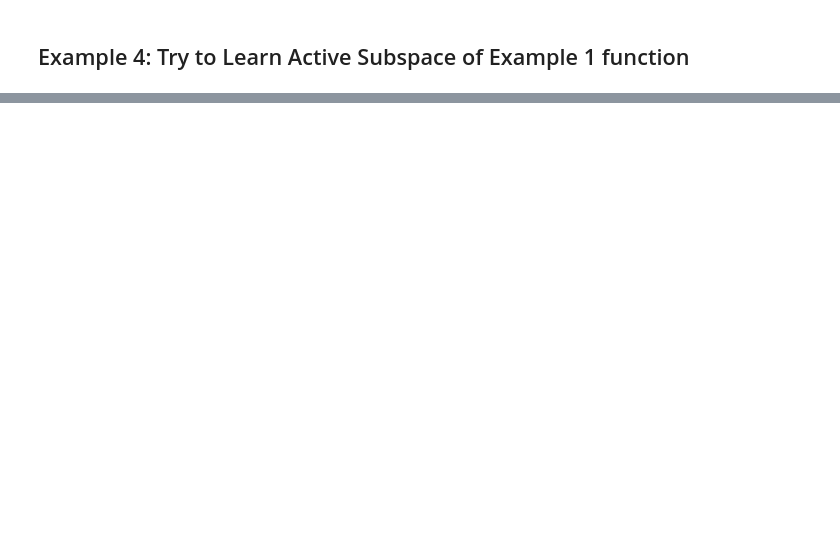
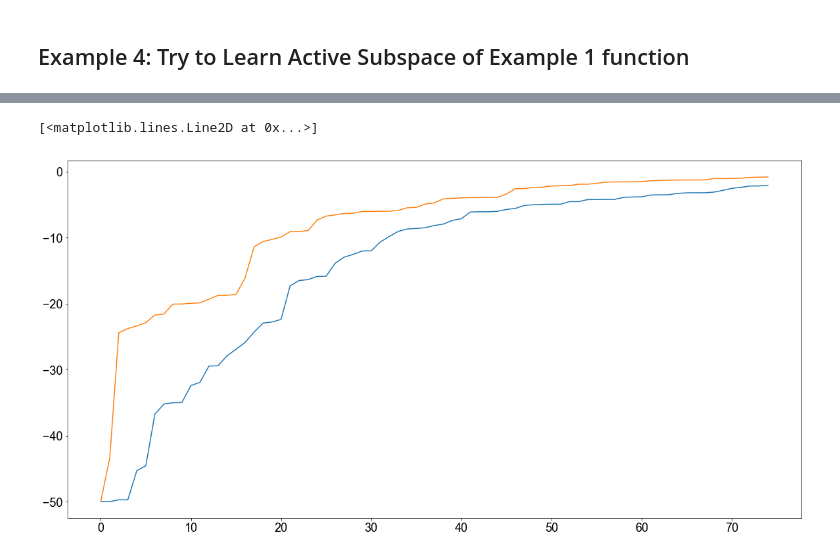
Before and after one commit to mathematicalmichael/personalresearch, a Jupyter notebook: Notebooks/active_subspaces_py3/STARSRV_demo.ipynb, the cells around one changed output, grey strips where cells are left out. Drawn from its saved outputs; the diff is of its cells as text; code cells hidden in the pictures; blank space fills up the shorter version.

```diff
--- a/Notebooks/active_subspaces_py3/STARSRV_demo.ipynb
+++ b/Notebooks/active_subspaces_py3/STARSRV_demo.ipynb
@@ -491,0 +507,6 @@ plt.show()
+# %%
+plt.plot(x_hist[20,:])
+plt.plot(x_hist3[20,:])
+# %% [output]
+[<matplotlib.lines.Line2D at 0x...>]
+[figure, added]
```
Also changed, not shown: parts of 28 cells of this notebook.
